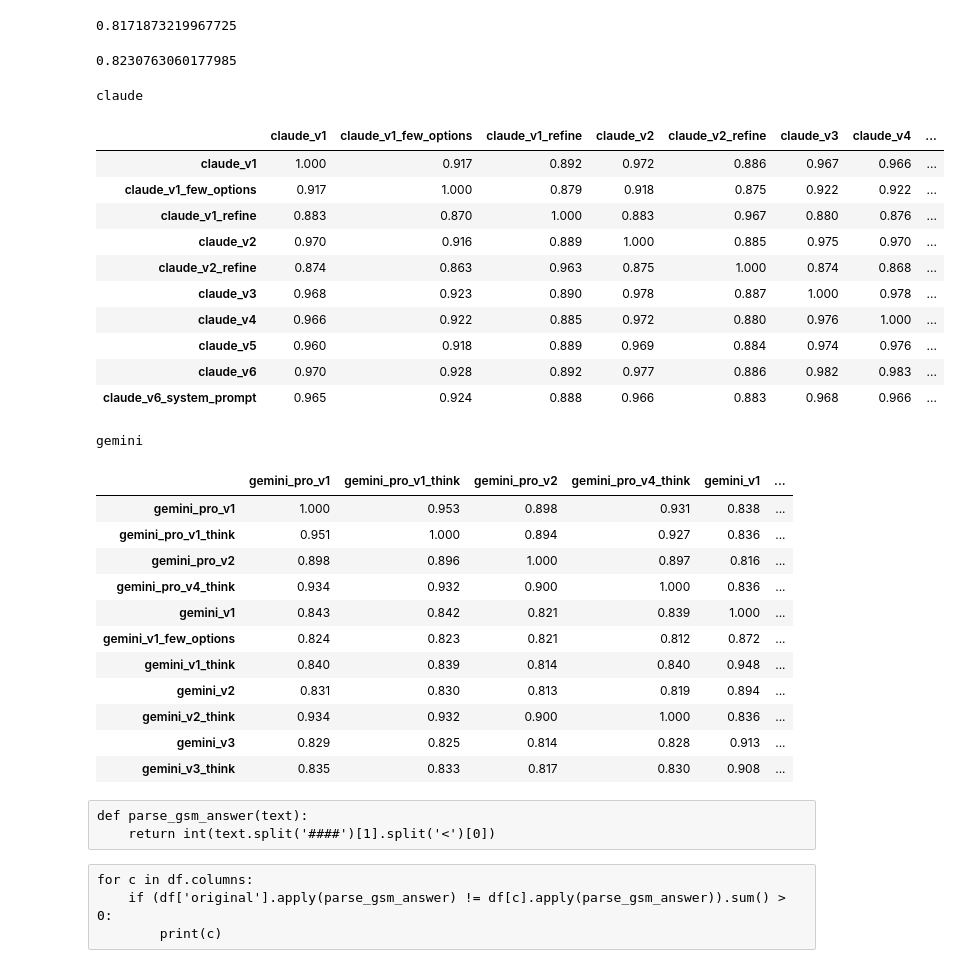
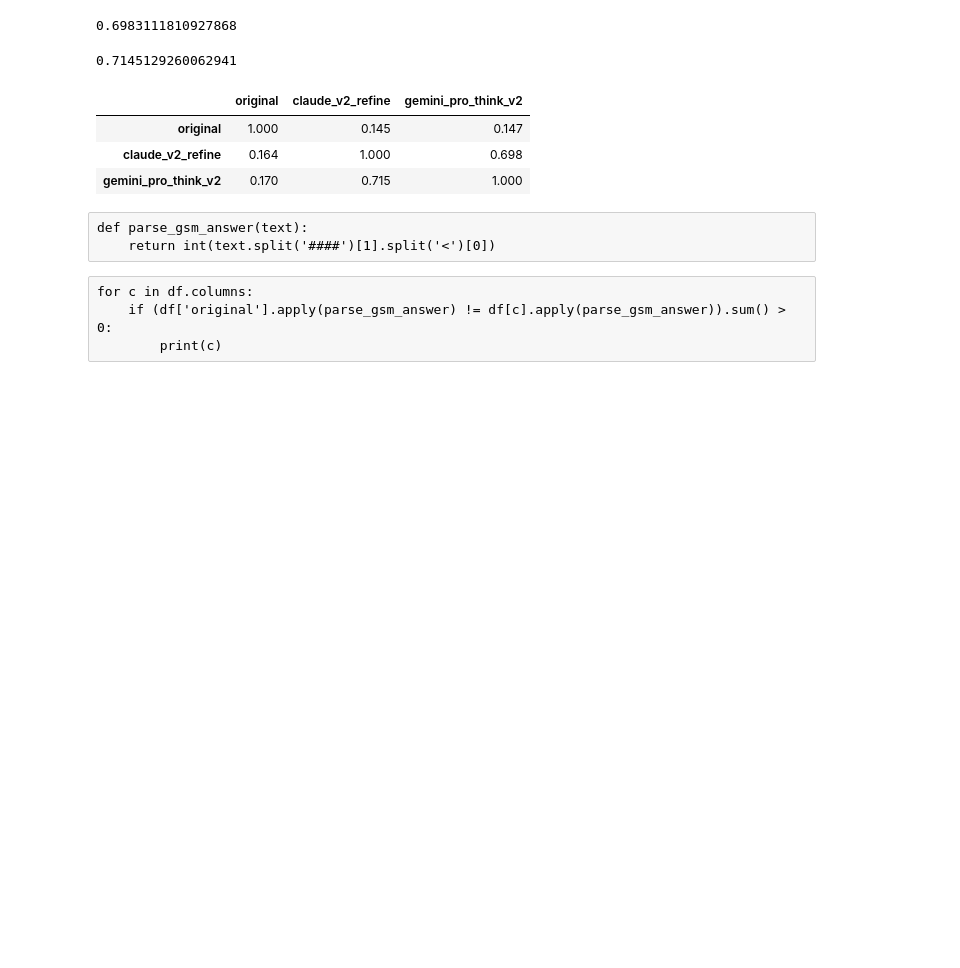
Before and after one commit to sarelWeinberger/qwen-hebrew-finetuning, a Jupyter notebook: translation/compare_translations.ipynb, the cells around one changed output. Saved outputs shown, nothing was run; the diff lists cells and outputs as text; code cells hidden in the pictures; blank space fills up the shorter version.

Commit message:
Fixed few-shots - localization of the translation. improved prompts for claude refine

```diff
--- a/translation/compare_translations.ipynb
+++ b/translation/compare_translations.ipynb
@@ -22,7 +20,8 @@ def parse_query(text):
     matches = re.findall(pattern, text, re.DOTALL)
     return {key: value.strip() for key, value in matches}
 # %%
-file_name = 'compare_csv/arc_ai2_chall_train_top_50.csv'
+# file_name = 'compare_csv/arc_ai2_chall_train_top_50.csv'
+file_name = 'compare_csv/gsm8k_main_test_top_200.csv'
 df = pd.read_csv(file_name)
 text_df = pd.read_csv(file_name[:-4] + '-text.csv')
 display(df.head(3))
@@ -105,68 +87,55 @@ def calc_meteor_score(references, candidates):
 # %%
 calc_meteor_score(
-    [[i.split()] for i in df['claude_v1'].values],
-    [i.split() for i in df['gemini_pro_v1'].values],
+    [[i.split()] for i in df['claude_v2_refine'].values],
+    [i.split() for i in df['gemini_pro_think_v2'].values],
 )
 # %% [output]
-0.8171873219967725
+0.6983111810927868
 # %%
 calc_meteor_score(
-    [[i.split()] for i in df['gemini_pro_v1'].values],
-    [i.split() for i in df['claude_v1'].values],
+    [[i.split()] for i in df['gemini_pro_think_v2'].values],
+    [i.split() for i in df['claude_v2_refine'].values],
 )
 # %% [output]
-0.8230763060177985
+0.7145129260062941
 # %%
 def met_color_gradient(val):
     g = int(255 * val ** 3)
     r = 255 - g
     return f'background-color: rgb({r}, {g}, 0)'
 
 
 met = {}
 for c_1 in tqdm(df.columns):
     for c_2 in df.columns:
         met[(c_1, c_2)] = calc_meteor_score(
             [[i.split()] for i in df[c_1].values],
             [i.split() for i in df[c_2].values],
         )
 
-for sub in ['claude', 'gemini']:
-    print(sub)
-    use_keys_sub = [k for k in use_keys if sub in k]
-    met_df = pd.DataFrame(index=use_keys_sub, columns=use_keys_sub)
-    for k_1 in use_keys_sub:
-        for k_2 in use_keys_sub:
-            met_df.loc[k_1, k_2] = met[(k_1, k_2)]
-    styled_df = met_df.style.format('{:.3f}').map(met_color_gradient)
-    display(styled_df)
-    print()
+met_df = pd.DataFrame(index=df.columns, columns=df.columns)
+for k_1 in df.columns:
+    for k_2 in df.columns:
+        met_df.loc[k_1, k_2] = met[(k_1, k_2)]
+styled_df = met_df.style.format('{:.3f}').map(met_color_gradient)
+display(styled_df)
+
+
+# for sub in ['claude', 'gemini']:
+#     print(sub)
+#     use_keys_sub = [k for k in use_keys if sub in k]
+#     met_df = pd.DataFrame(index=use_keys_sub, columns=use_keys_sub)
+#     for k_1 in use_keys_sub:
+#         for k_2 in use_keys_sub:
+#             met_df.loc[k_1, k_2] = met[(k_1, k_2)]
+#     styled_df = met_df.style.format('{:.3f}').map(met_color_gradient)
+#     display(styled_df)
+#     print()
 # %% [output]
-claude
-|  | claude_v1 | claude_v1_few_options | claude_v1_refine | claude_v2 | claude_v2_refine | claude_v3 | claude_v4 | ... |
-| claude_v1 | 1.000 | 0.917 | 0.892 | 0.972 | 0.886 | 0.967 | 0.966 | ... |
-| claude_v1_few_options | 0.917 | 1.000 | 0.879 | 0.918 | 0.875 | 0.922 | 0.922 | ... |
-| claude_v1_refine | 0.883 | 0.870 | 1.000 | 0.883 | 0.967 | 0.880 | 0.876 | ... |
-| claude_v2 | 0.970 | 0.916 | 0.889 | 1.000 | 0.885 | 0.975 | 0.970 | ... |
-| claude_v2_refine | 0.874 | 0.863 | 0.963 | 0.875 | 1.000 | 0.874 | 0.868 | ... |
-| claude_v3 | 0.968 | 0.923 | 0.890 | 0.978 | 0.887 | 1.000 | 0.978 | ... |
-| claude_v4 | 0.966 | 0.922 | 0.885 | 0.972 | 0.880 | 0.976 | 1.000 | ... |
-| claude_v5 | 0.960 | 0.918 | 0.889 | 0.969 | 0.884 | 0.974 | 0.976 | ... |
-| claude_v6 | 0.970 | 0.928 | 0.892 | 0.977 | 0.886 | 0.982 | 0.983 | ... |
-| claude_v6_system_prompt | 0.965 | 0.924 | 0.888 | 0.966 | 0.883 | 0.968 | 0.966 | ... |
+|  | original | claude_v2_refine | gemini_pro_think_v2 |
+| original | 1.000 | 0.145 | 0.147 |
+| claude_v2_refine | 0.164 | 1.000 | 0.698 |
+| gemini_pro_think_v2 | 0.170 | 0.715 | 1.000 |
-gemini
-|  | gemini_pro_v1 | gemini_pro_v1_think | gemini_pro_v2 | gemini_pro_v4_think | gemini_v1 | ... |
-| gemini_pro_v1 | 1.000 | 0.953 | 0.898 | 0.931 | 0.838 | ... |
-| gemini_pro_v1_think | 0.951 | 1.000 | 0.894 | 0.927 | 0.836 | ... |
-| gemini_pro_v2 | 0.898 | 0.896 | 1.000 | 0.897 | 0.816 | ... |
-| gemini_pro_v4_think | 0.934 | 0.932 | 0.900 | 1.000 | 0.836 | ... |
-| gemini_v1 | 0.843 | 0.842 | 0.821 | 0.839 | 1.000 | ... |
-| gemini_v1_few_options | 0.824 | 0.823 | 0.821 | 0.812 | 0.872 | ... |
-| gemini_v1_think | 0.840 | 0.839 | 0.814 | 0.840 | 0.948 | ... |
-| gemini_v2 | 0.831 | 0.830 | 0.813 | 0.819 | 0.894 | ... |
-| gemini_v2_think | 0.934 | 0.932 | 0.900 | 1.000 | 0.836 | ... |
-| gemini_v3 | 0.829 | 0.825 | 0.814 | 0.828 | 0.913 | ... |
-| gemini_v3_think | 0.835 | 0.833 | 0.817 | 0.830 | 0.908 | ... |
 # %% [raw]
 def parse_gsm_answer(text):
     return int(text.split('####')[1].split('<')[0])
```
Also changed, not shown: parts of 15 cells of this notebook, 15 other files.
